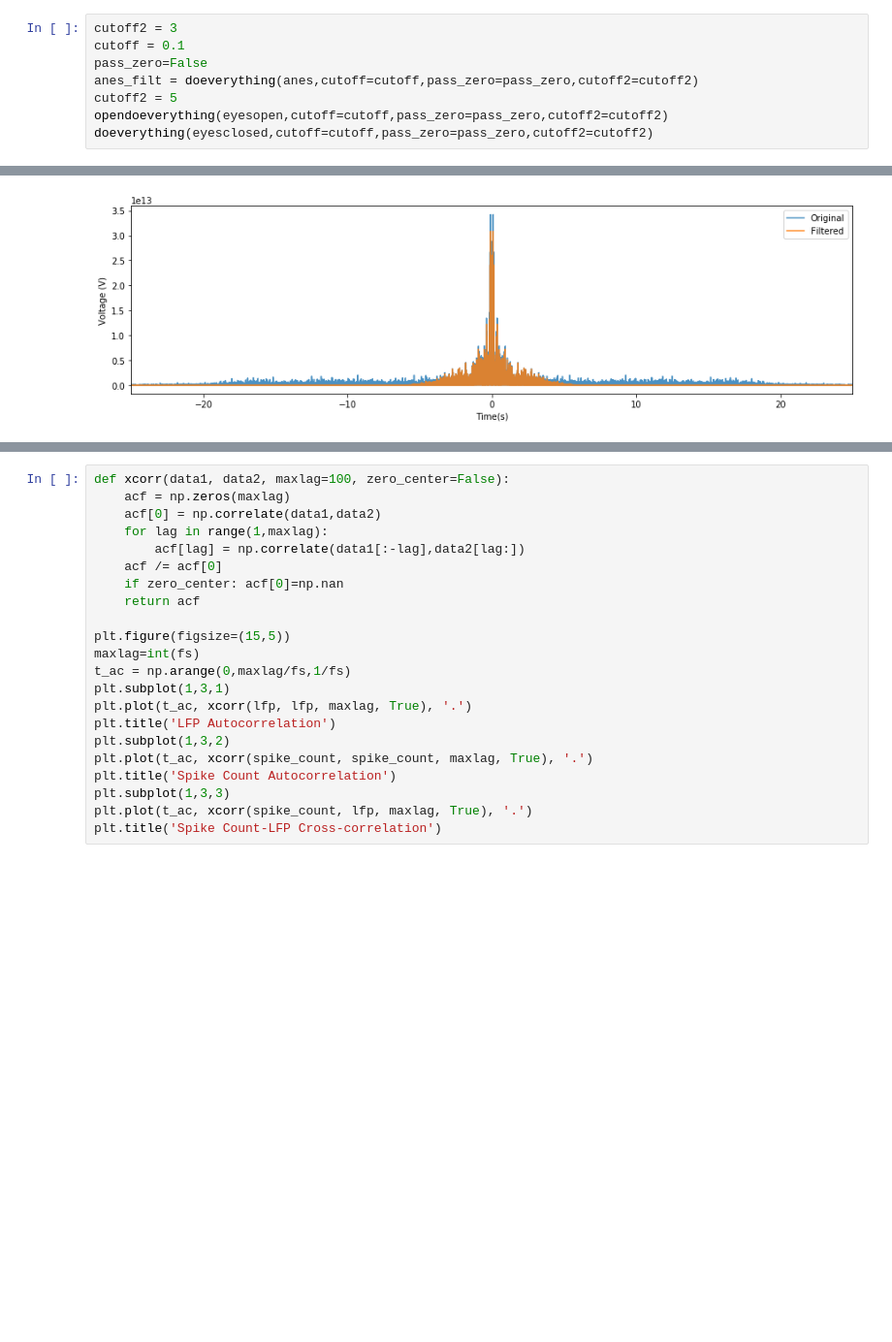
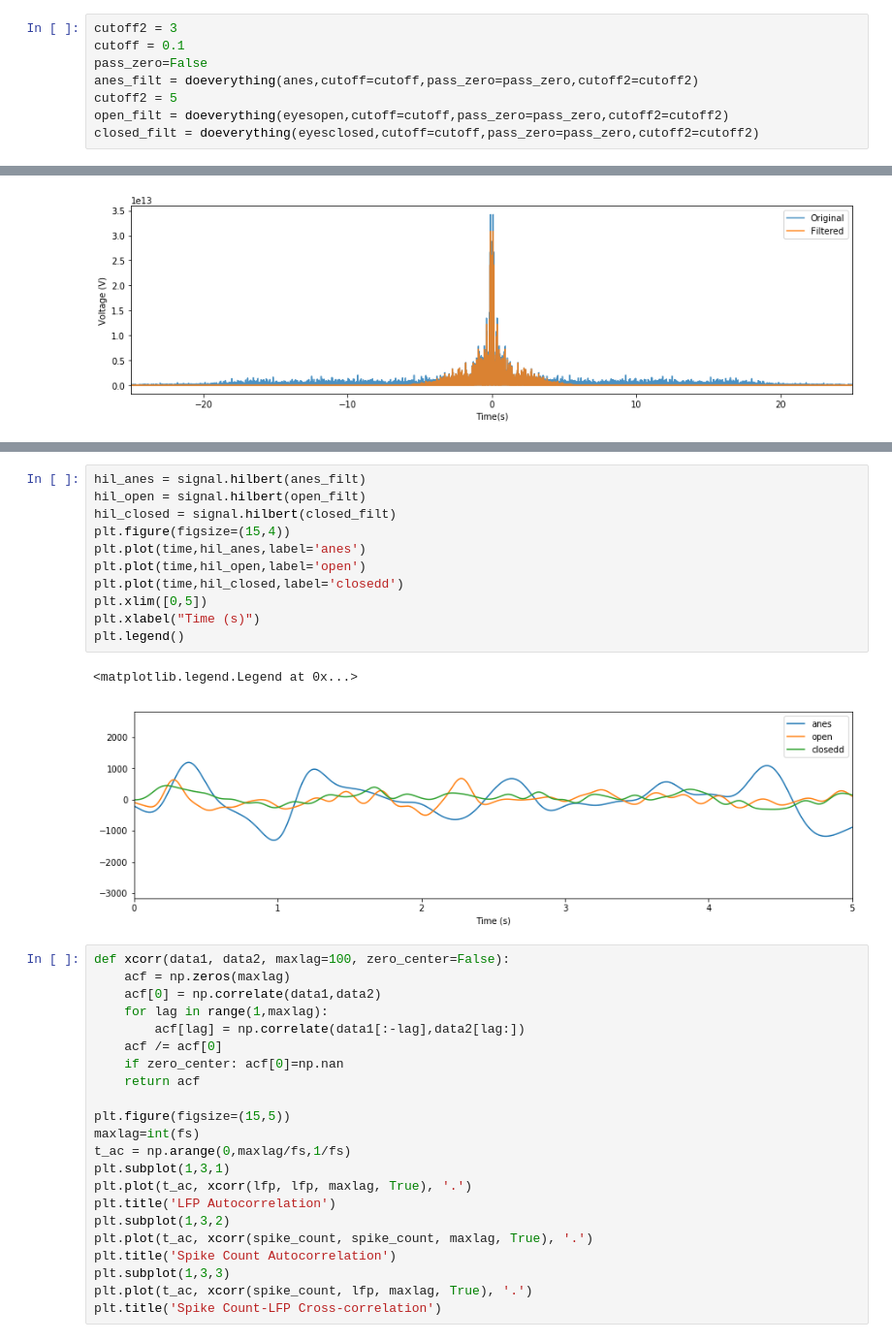
Before and after one commit to ajkeamy/Monkey_Analysis, a Jupyter notebook: Final_Project.ipynb, the cells around one changed output, grey strips where cells are left out. Shown at 97% size. Drawn from its saved outputs; the diff is of its cells as text; blank space fills up the shorter version.

```diff
--- a/Final_Project.ipynb
+++ b/Final_Project.ipynb
@@ -225,8 +225,8 @@ cutoff = 0.1
 pass_zero=False
 anes_filt = doeverything(anes,cutoff=cutoff,pass_zero=pass_zero,cutoff2=cutoff2)
 cutoff2 = 5
-opendoeverything(eyesopen,cutoff=cutoff,pass_zero=pass_zero,cutoff2=cutoff2)
-doeverything(eyesclosed,cutoff=cutoff,pass_zero=pass_zero,cutoff2=cutoff2)
+open_filt = doeverything(eyesopen,cutoff=cutoff,pass_zero=pass_zero,cutoff2=cutoff2)
+closed_filt = doeverything(eyesclosed,cutoff=cutoff,pass_zero=pass_zero,cutoff2=cutoff2)
 # %% [output]
 [figure]
 [figure]
@@ -240,3 +249,17 @@ doeverything(eyesclosed,cutoff=cutoff,pass_zero=pass_zero,cutoff2=cutoff2)
+# %%
+hil_anes = signal.hilbert(anes_filt)
+hil_open = signal.hilbert(open_filt)
+hil_closed = signal.hilbert(closed_filt)
+plt.figure(figsize=(15,4))
+plt.plot(time,hil_anes,label='anes')
+plt.plot(time,hil_open,label='open')
+plt.plot(time,hil_closed,label='closedd')
+plt.xlim([0,5])
+plt.xlabel("Time (s)")
+plt.legend()
+# %% [output]
+<matplotlib.legend.Legend at 0x...>
+[figure, added]
 # %%
 def xcorr(data1, data2, maxlag=100, zero_center=False):
     acf = np.zeros(maxlag)
```
Also changed, not shown: parts of 1 cell of this notebook.
